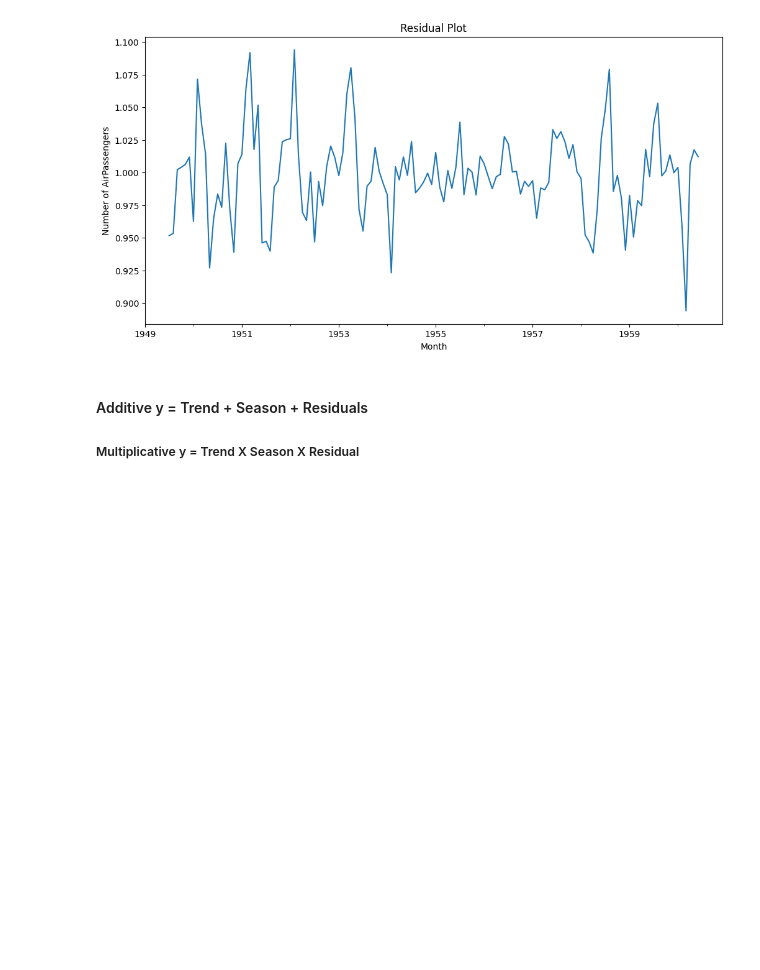
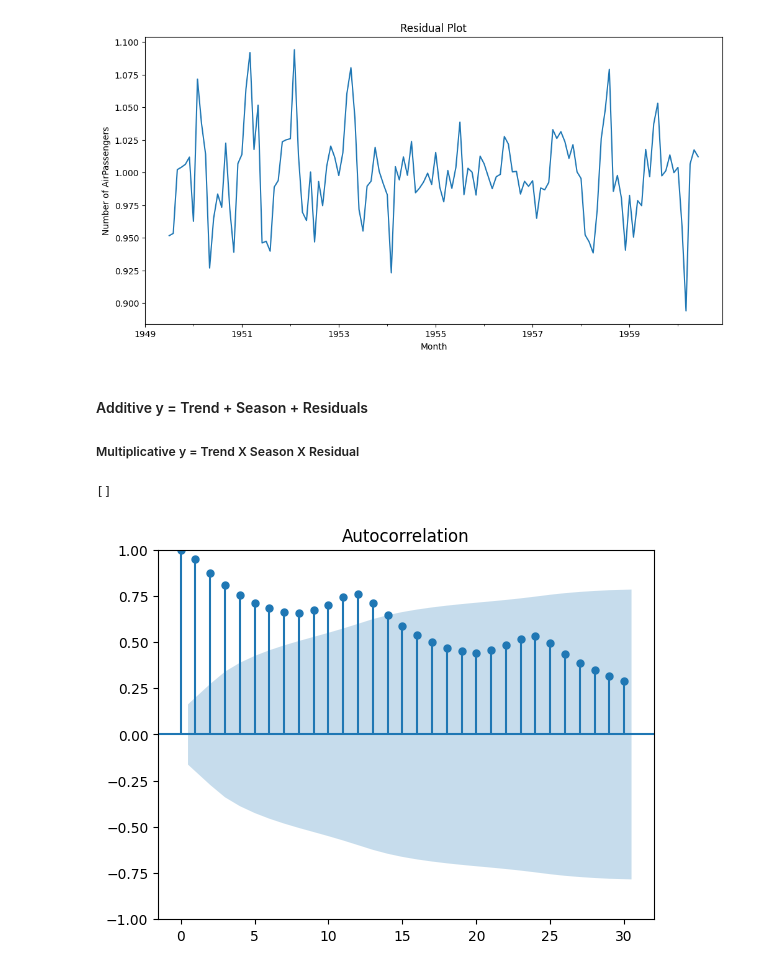
Before and after one commit to 8767518030/Advance-python, a Jupyter notebook: time_series.ipynb, the cells around one changed output. Cells and saved outputs as stored; diff of their text form; code cells hidden in the pictures; blank space fills up the shorter version.

```diff
--- a/time_series.ipynb
+++ b/time_series.ipynb
@@ -208,0 +211,6 @@ plt.show()
+# %%
+plot_acf(df["Passengers"],lags=30)
+plt.plot()
+# %% [output]
+[]
+[figure, added]
```
Also changed, not shown: parts of 25 cells of this notebook.
